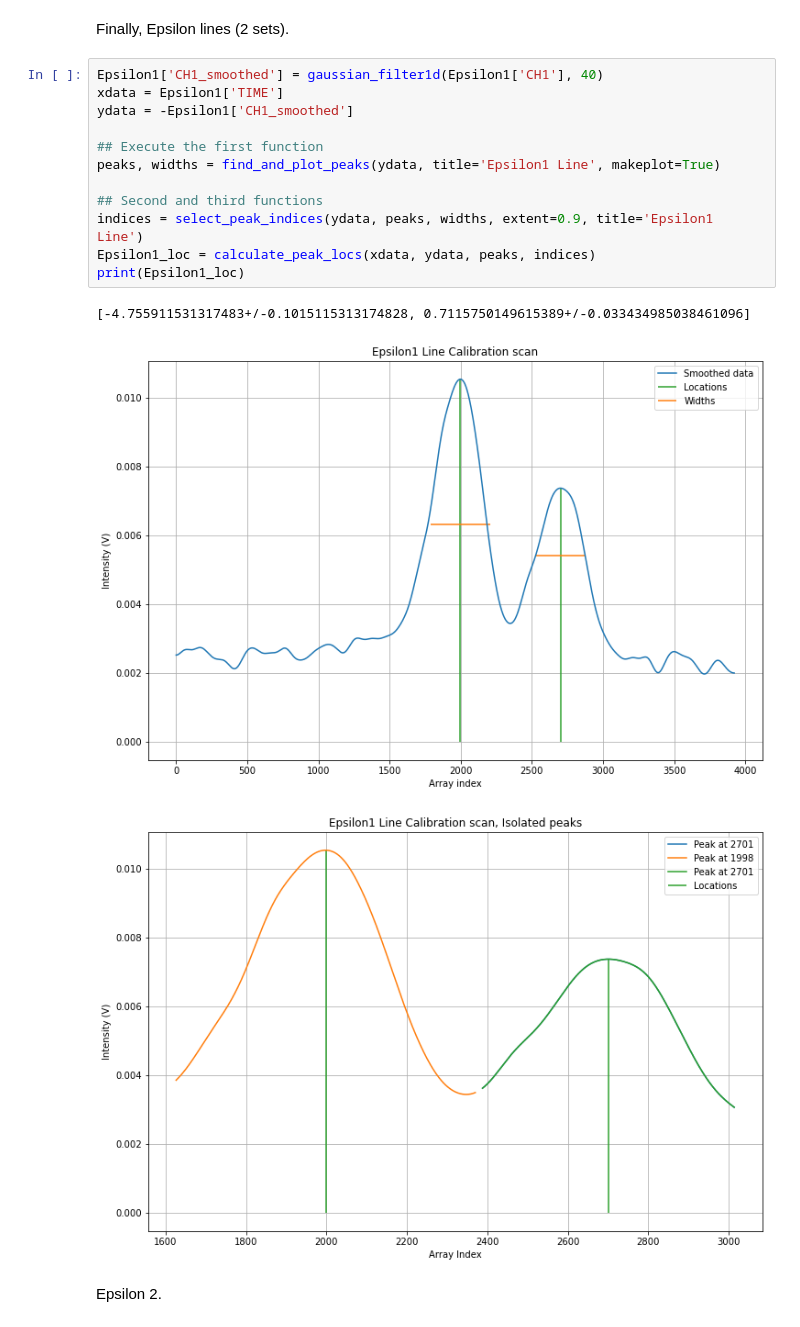
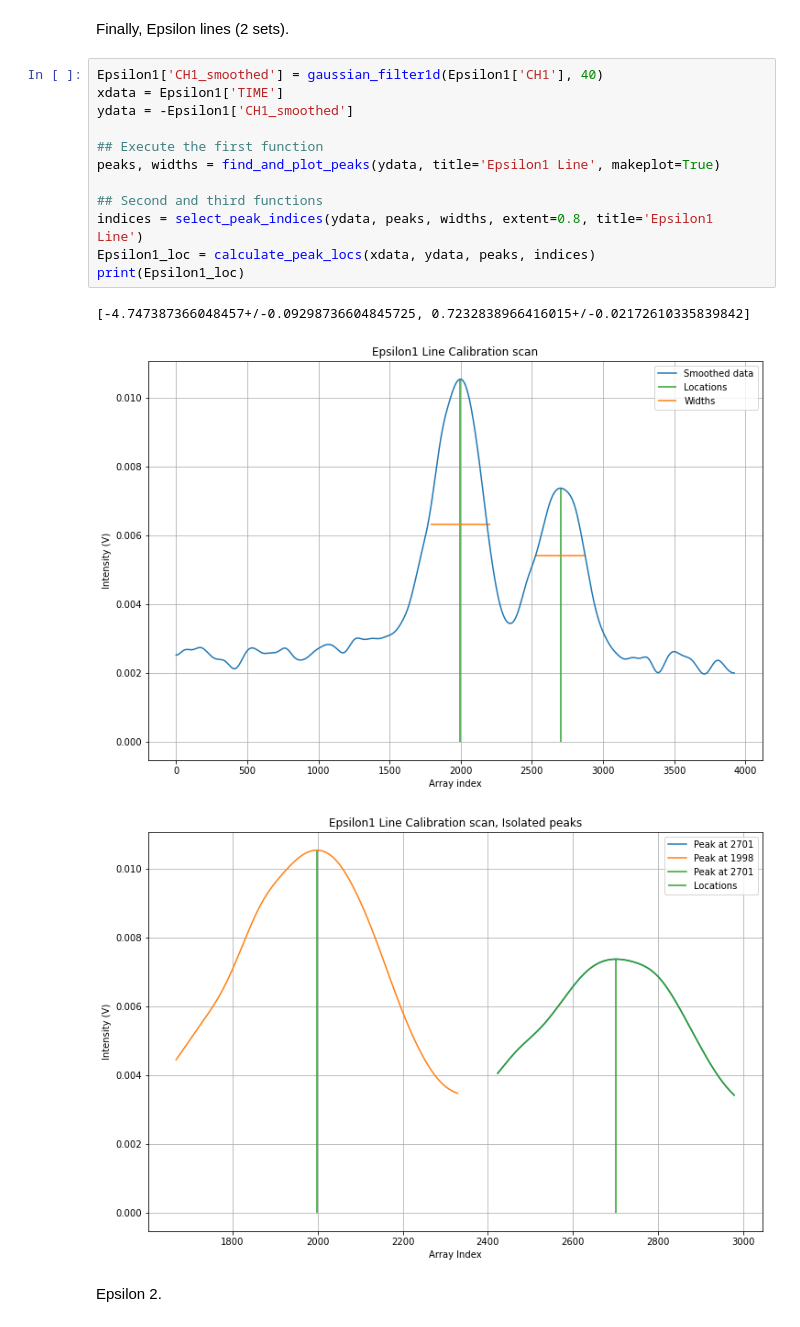
Before and after one commit to 14littleraindrop/PHYS_432_Atomic_Lab, a Jupyter notebook: Lab_1/analysis/HD_analysis_centroid_method.ipynb, the cells around one changed output. Saved outputs shown, nothing was run; the diff lists cells and outputs as text.

```diff
--- a/Lab_1/analysis/HD_analysis_centroid_method.ipynb
+++ b/Lab_1/analysis/HD_analysis_centroid_method.ipynb
@@ -487,19 +478,19 @@ Finally, Epsilon lines (2 sets).
 # %%
 Epsilon1['CH1_smoothed'] = gaussian_filter1d(Epsilon1['CH1'], 40)
 xdata = Epsilon1['TIME']
 ydata = -Epsilon1['CH1_smoothed']
 
 ## Execute the first function
 peaks, widths = find_and_plot_peaks(ydata, title='Epsilon1 Line', makeplot=True)
 
 ## Second and third functions
-indices = select_peak_indices(ydata, peaks, widths, extent=0.9, title='Epsilon1 Line')
+indices = select_peak_indices(ydata, peaks, widths, extent=0.8, title='Epsilon1 Line')
 Epsilon1_loc = calculate_peak_locs(xdata, ydata, peaks, indices)
 print(Epsilon1_loc)
 # %% [output]
-[-4.755911531317483+/-0.1015115313174828, 0.7115750149615389+/-0.033434985038461096]
+[-4.747387366048457+/-0.09298736604845725, 0.7232838966416015+/-0.02172610335839842]
 [figure]
-[figure, old version]
+[figure, new version]
 # %% [markdown]
 Epsilon 2.
 # %%
```
Also changed, not shown: parts of 10 cells of this notebook, 3 other files.
